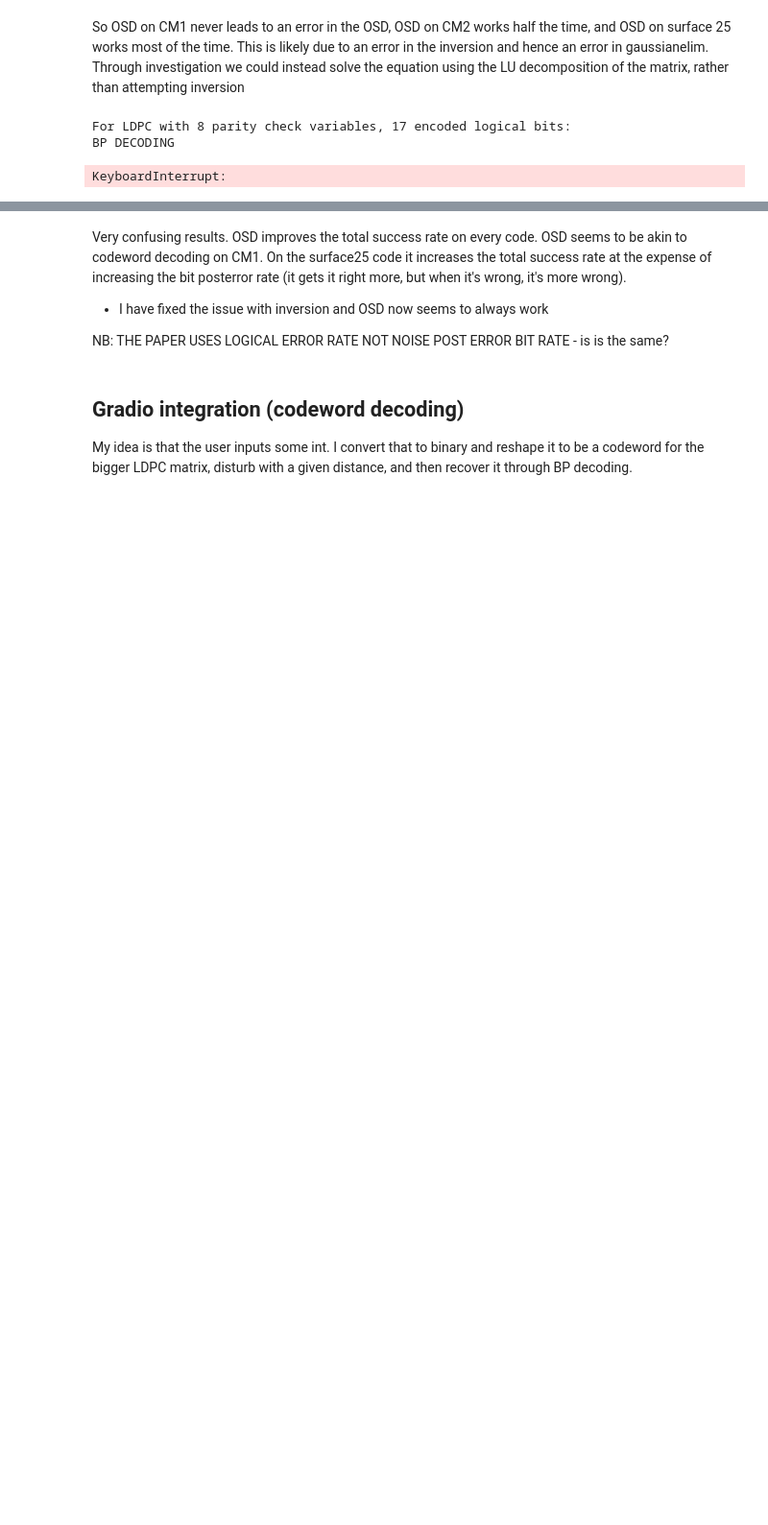
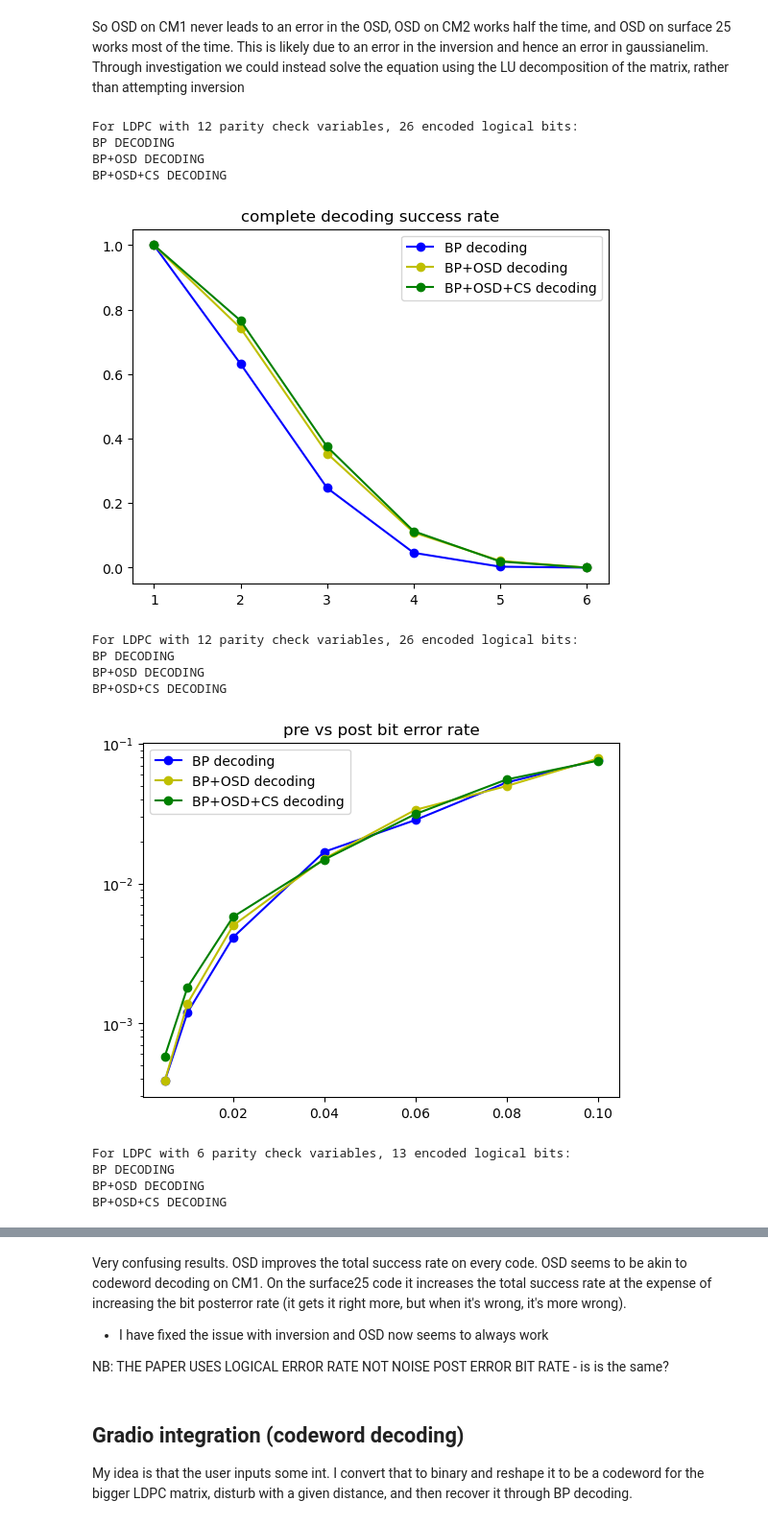
Before and after one commit to ramanodgers/beliefpropagation, a Jupyter notebook: QuantumBP.ipynb, the cells around one changed output, grey strips where cells are left out. Shown at 96% size. Drawn from its saved outputs; the diff is of its cells as text; code cells hidden in the pictures; blank space fills up the shorter version.

```diff
--- a/QuantumBP.ipynb
+++ b/QuantumBP.ipynb
@@ -219,12 +219,13 @@ def newgetx(G,y):
 
 def solver(m, b):
     b = b.reshape(-1,1)
-    print(m.shape)
-    print(b.shape)
+    # print(" m and b shape in solver")
+    # print(m.shape)
+    # print(b.shape)
     # aug = np.append(m, b, axis =1)
     aug = np.hstack([m, b])
     successful = gaussianElimination(aug)
-    xguess = np.zeros(m.shape[1])
+    xguess = np.zeros(m.shape[1],dtype = int)
     i = 0
     while i < len(xguess):
         xguess[successful[i]] = aug[i][aug.shape[1]-1]
@@ -550,9 +653,24 @@ def tester (A, err_model, err_param,num=100, max_iter =30, only_error = False, v
                 error = err_model(y, err_param)
 
         syndrome = np.remainder(np.dot(H, error),2)
+
         BP = syndrome_BP(H,syndrome,max_iter,p,OSD = OSD, higher = higher )
         est_error, maxed = BP.decoder()
+
         delta = np.sum(np.abs(error-est_error))
+
+
+        #stabilizer condition
+        added = np.remainder(error+est_error,2)
+        for row in np.split(A,A.shape[0]):
+            if np.sum(np.abs(added-row)) ==0:
+                # if delta != 0:
+                    # print(delta)
+                    # print('its a stabilizer, made it correct')
+                    # print(added)
+                delta = 0
+
+
         if verbose==3:
             if delta != 0:
                 if not maxed:
@@ -572,7 +690,7 @@ def tester (A, err_model, err_param,num=100, max_iter =30, only_error = False, v
 
     return success/num, counter
 
-def batch_tester(param_list, M, err_model = 'd', verbose = 0, OSD  = False,  higher = False,  num = 2000):
+def batch_tester(param_list, M, err_model = 'd', verbose = 0, OSD  = False,  higher = False,  num = 1000):
     #wrappper function to tester which returns statistics and prints with varying verbosity
 
     distance = np.min(np.sum(M, axis = 0)) + 1
@@ -615,7 +733,6 @@ def batch_tester(param_list, M, err_model = 'd', verbose = 0, OSD  = False,  hig
 
     return [param_list, success, preerror, posterror]
 # %%
-#comparing syndrome and codeword decoding performance
 
 def distance_plot_test(M, verbose = 0):
     #plots performance of a code matrix as a function of error distance
@@ -633,10 +750,13 @@ def distance_plot_test(M, verbose = 0):
     print("BP+OSD DECODING")
     BPOSD_results = batch_tester([1,2,3,4,5,6,], M, err_model = 'd', verbose = verbose, OSD  = True)
     differential = np.array(BPOSD_results[1]) - np.array(BP_results[1])
+    print("BP+OSD+CS DECODING")
+    CS_results = batch_tester([1,2,3,4,5,6,], M, err_model = 'd', verbose = verbose, higher  = True)
 
     #plotting
     plt.plot(BP_results[0], BP_results[1], 'bo-',label = "BP decoding")
     plt.plot(BPOSD_results[0], BPOSD_results[1], 'yo-',label = "BP+OSD decoding")
+    plt.plot(CS_results[0], CS_results[1], 'go-',label = "BP+OSD+CS decoding")
     # plt.plot(BPOSD_results[0], differential, 'go-',label = "BPOSD - BP")
     plt.legend()
     plt.title('complete decoding success rate')
@@ -660,9 +780,13 @@ def rate_plot_test(M, verbose = 0):
     BPOSD_results = batch_tester([0.005,0.01,0.02,0.04,0.06,0.08,0.1], M, err_model = 'p', verbose = verbose, OSD  =True)
     differential = np.array(BP_results[3]) - np.array(BPOSD_results[3])
 
+    print("BP+OSD+CS DECODING")
+    CS_results = batch_tester([0.005,0.01,0.02,0.04,0.06,0.08,0.1], M, err_model = 'p', verbose = verbose, higher  =True)
+
     #plotting
     plt.plot(BP_results[2], BP_results[3], 'bo-',label = "BP decoding")
     plt.plot(BPOSD_results[2], BPOSD_results[3], 'yo-',label = "BP+OSD decoding")
+    plt.plot(CS_results[2], CS_results[3], 'go-',label = "BP+OSD+CS decoding")
     # plt.plot(BPOSD_results[2], differential, 'go-',label = "BP - BPOSD")
 
     plt.yscale('log')
@@ -680,10 +814,21 @@ time for 4: 0.1219
 # %% [markdown]
 So OSD on CM1 never leads to an error in the OSD, OSD on CM2 works half the time, and OSD on surface 25 works most of the time. This is likely due to an error in the inversion and hence an error in gaussianelim. Through investigation we could instead solve the equation using the LU decomposition of the matrix, rather than attempting inversion
 # %%
-for M in [pcm17]:
+for M in [HGPrep3,surface25,CM2,CM1]:
     distance_plot_test(M, verbose = 0)
     rate_plot_test(M, verbose =0)
 # %% [output]
-For LDPC with 8 parity check variables, 17 encoded logical bits:
+For LDPC with 12 parity check variables, 26 encoded logical bits:
 BP DECODING
+BP+OSD DECODING
+BP+OSD+CS DECODING
+[figure, added]
-KeyboardInterrupt:
+For LDPC with 12 parity check variables, 26 encoded logical bits:
+BP DECODING
+BP+OSD DECODING
+BP+OSD+CS DECODING
+[figure, added]
+For LDPC with 6 parity check variables, 13 encoded logical bits:
+BP DECODING
+BP+OSD DECODING
+BP+OSD+CS DECODING
```
Also changed, not shown: parts of 6 cells of this notebook.
